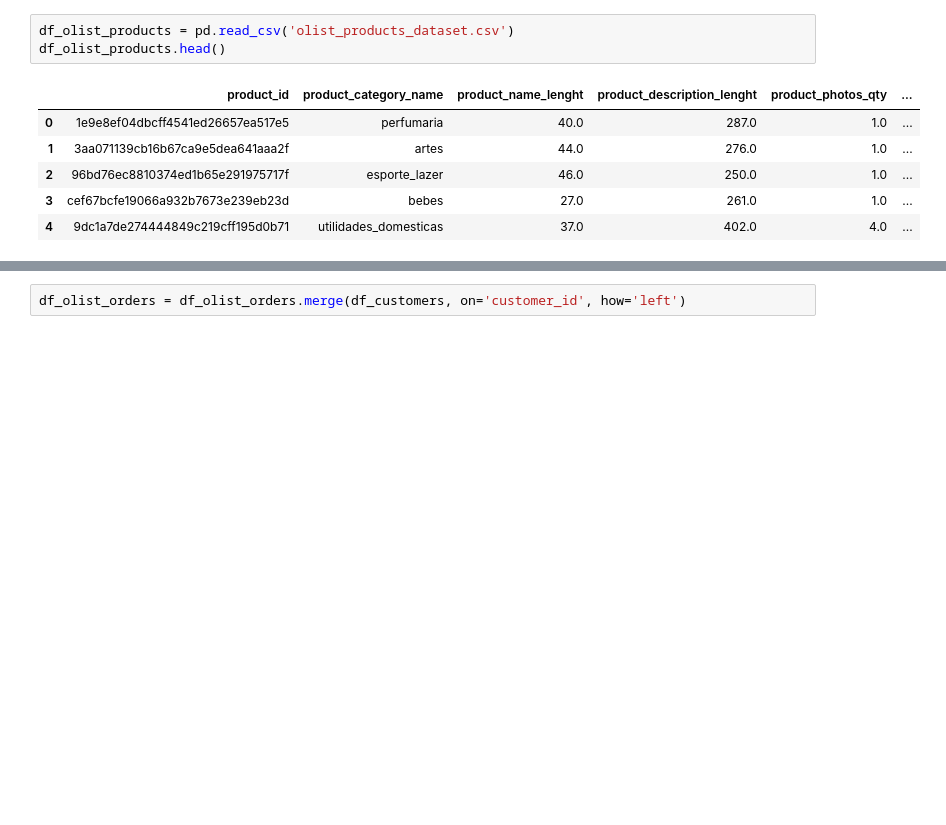
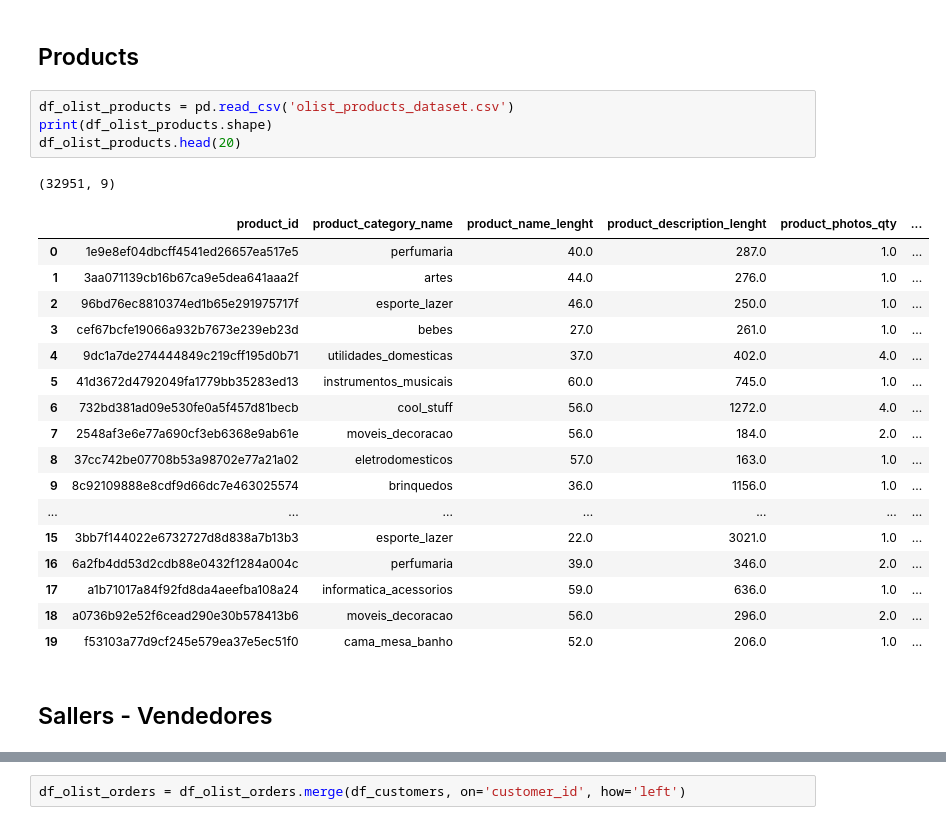
Before and after one commit to paulordie/projeto_ds_to_business, a Jupyter notebook: Untitled.ipynb, the cells around one changed output, grey strips where cells are left out. Drawn from its saved outputs; the diff is of its cells as text; blank space fills up the shorter version.

```diff
--- a/Untitled.ipynb
+++ b/Untitled.ipynb
@@ -112,15 +134,32 @@ df_olist_orders.head()
 | 2 | 47770eb9100c2d0c44946d9cf07ec65d | 41ce2a54c0b03bf3443c3d931a367089 | delivered | 2018-08-08 08:38:49 | 2018-08-08 08:55:23 | 2018-08-08 13:50:00 | ... |
 | 3 | 949d5b44dbf5de918fe9c16f97b45f8a | f88197465ea7920adcdbec7375364d82 | delivered | 2017-11-18 19:28:06 | 2017-11-18 19:45:59 | 2017-11-22 13:39:59 | ... |
 | 4 | ad21c59c0840e6cb83a9ceb5573f8159 | 8ab97904e6daea8866dbdbc4fb7aad2c | delivered | 2018-02-13 21:18:39 | 2018-02-13 22:20:29 | 2018-02-14 19:46:34 | ... |
+# %% [markdown]
+## Products
 # %%
 df_olist_products = pd.read_csv('olist_products_dataset.csv')
-df_olist_products.head()
+print(df_olist_products.shape)
+df_olist_products.head(20)
 # %% [output]
+(32951, 9)
 |  | product_id | product_category_name | product_name_lenght | product_description_lenght | product_photos_qty | ... |
 | 0 | 1e9e8ef04dbcff4541ed26657ea517e5 | perfumaria | 40.0 | 287.0 | 1.0 | ... |
 | 1 | 3aa071139cb16b67ca9e5dea641aaa2f | artes | 44.0 | 276.0 | 1.0 | ... |
 | 2 | 96bd76ec8810374ed1b65e291975717f | esporte_lazer | 46.0 | 250.0 | 1.0 | ... |
 | 3 | cef67bcfe19066a932b7673e239eb23d | bebes | 27.0 | 261.0 | 1.0 | ... |
 | 4 | 9dc1a7de274444849c219cff195d0b71 | utilidades_domesticas | 37.0 | 402.0 | 4.0 | ... |
+| 5 | 41d3672d4792049fa1779bb35283ed13 | instrumentos_musicais | 60.0 | 745.0 | 1.0 | ... |
+| 6 | 732bd381ad09e530fe0a5f457d81becb | cool_stuff | 56.0 | 1272.0 | 4.0 | ... |
+| 7 | 2548af3e6e77a690cf3eb6368e9ab61e | moveis_decoracao | 56.0 | 184.0 | 2.0 | ... |
+| 8 | 37cc742be07708b53a98702e77a21a02 | eletrodomesticos | 57.0 | 163.0 | 1.0 | ... |
+| 9 | 8c92109888e8cdf9d66dc7e463025574 | brinquedos | 36.0 | 1156.0 | 1.0 | ... |
+| ... | ... | ... | ... | ... | ... | ... |
+| 15 | 3bb7f144022e6732727d8d838a7b13b3 | esporte_lazer | 22.0 | 3021.0 | 1.0 | ... |
+| 16 | 6a2fb4dd53d2cdb88e0432f1284a004c | perfumaria | 39.0 | 346.0 | 2.0 | ... |
+| 17 | a1b71017a84f92fd8da4aeefba108a24 | informatica_acessorios | 59.0 | 636.0 | 1.0 | ... |
+| 18 | a0736b92e52f6cead290e30b578413b6 | moveis_decoracao | 56.0 | 296.0 | 2.0 | ... |
+| 19 | f53103a77d9cf245e579ea37e5ec51f0 | cama_mesa_banho | 52.0 | 206.0 | 1.0 | ... |
+# %% [markdown]
+## Sallers - Vendedores
 # %%
 df_olist_sellers = pd.read_csv('olist_sellers_dataset.csv')
```
Also changed, not shown: parts of 22 cells of this notebook.
